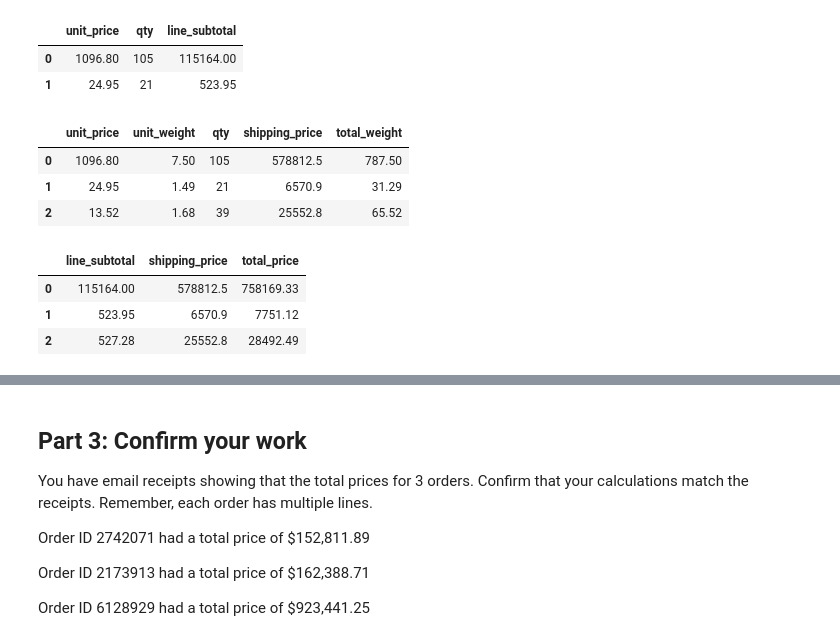
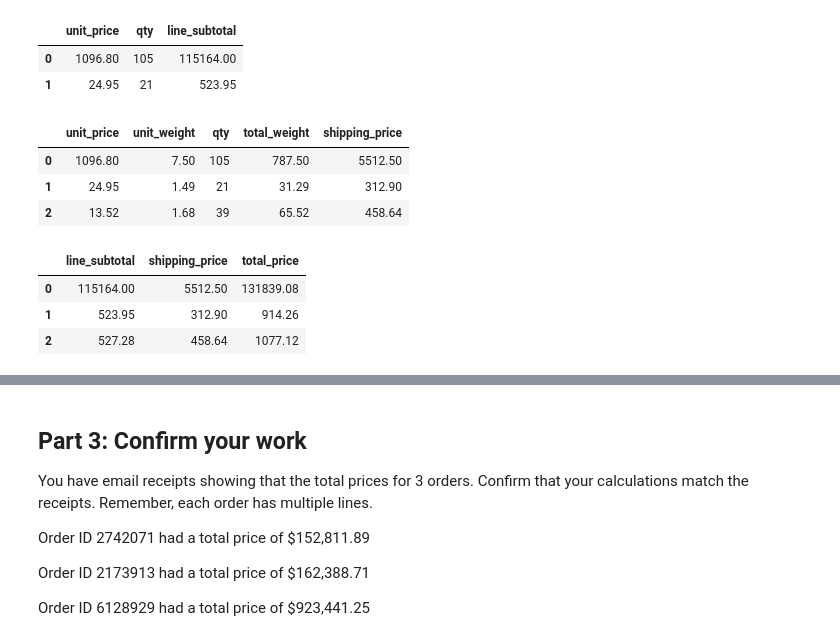
Before and after one commit to sonjabaro/pandas-challenge-1, a Jupyter notebook: module_4_challenge.ipynb, the cells around one changed output, grey strips where cells are left out. Drawn from its saved outputs; the diff is of its cells as text; code cells hidden in the pictures.

```diff
--- a/module_4_challenge.ipynb
+++ b/module_4_challenge.ipynb
@@ -155,43 +155,45 @@ df[["unit_price", "qty", "line_subtotal"]].head(2)
 # %%
 # Create a column for shipping price.
 #create colunm for total weight
 #had to find out weight to determine shipping price
 total_weight = df ["unit_weight"] * df["qty"]
 df["total_weight"] = total_weight
 
 # Assume a shipping price of $7 per pound
 # for orders over 50 pounds and $10 per
 # pound for items 50 pounds or under.
 #Made a function to calculate shipping weight
 def calculate_shipping_price(weight):
     if weight > 50:
         return weight * 7
     else:
         return weight * 10
-df["shipping_price"]=df["total_weight"]*df["qty"].apply(calculate_shipping_price)
-df[["unit_price", "unit_weight", "qty", "shipping_price", "total_weight"]].head(3)
+    #after defining the function I created the column for the shipping price using the total weight for defined above and using apply method to apply this and the shipping price function to each row
+df["shipping_price"]=df["total_weight"].apply(calculate_shipping_price)
+#Displayed new table with the updated added column
+df[["unit_price", "unit_weight", "qty", "total_weight",  "shipping_price"]].head(3)
 # %% [output]
-|  | unit_price | unit_weight | qty | shipping_price | total_weight |
-| 0 | 1096.80 | 7.50 | 105 | 578812.5 | 787.50 |
-| 1 | 24.95 | 1.49 | 21 | 6570.9 | 31.29 |
-| 2 | 13.52 | 1.68 | 39 | 25552.8 | 65.52 |
+|  | unit_price | unit_weight | qty | total_weight | shipping_price |
+| 0 | 1096.80 | 7.50 | 105 | 787.50 | 5512.50 |
+| 1 | 24.95 | 1.49 | 21 | 31.29 | 312.90 |
+| 2 | 13.52 | 1.68 | 39 | 65.52 | 458.64 |
 # %%
 # Create a column for the total price
 # using the subtotal and the shipping price
 # along with a sales tax of 9.25%
 #Define sales tax against the subtotal
 sales_tax = 1.0925
-#calculate the price with tax and shipping
+#calculate the total price (line subtotal + shipping price ) * tax
 df["total_price"]=(df["line_subtotal"] + df["shipping_price"]) * sales_tax
-#make the number a logical one using round method
+#make the number to use 2 digit cents using round method
 df["total_price"] = df["total_price"].round(2)
 #show all columns
 df[["line_subtotal","shipping_price","total_price"]].head(3)
 # %% [output]
 |  | line_subtotal | shipping_price | total_price |
-| 0 | 115164.00 | 578812.5 | 758169.33 |
-| 1 | 523.95 | 6570.9 | 7751.12 |
-| 2 | 527.28 | 25552.8 | 28492.49 |
+| 0 | 115164.00 | 5512.50 | 131839.08 |
+| 1 | 523.95 | 312.90 | 914.26 |
+| 2 | 527.28 | 458.64 | 1077.12 |
 # %%
 # Create a column for the cost
 # of each line using unit cost, qty, and
```
Also changed, not shown: parts of 8 cells of this notebook.
